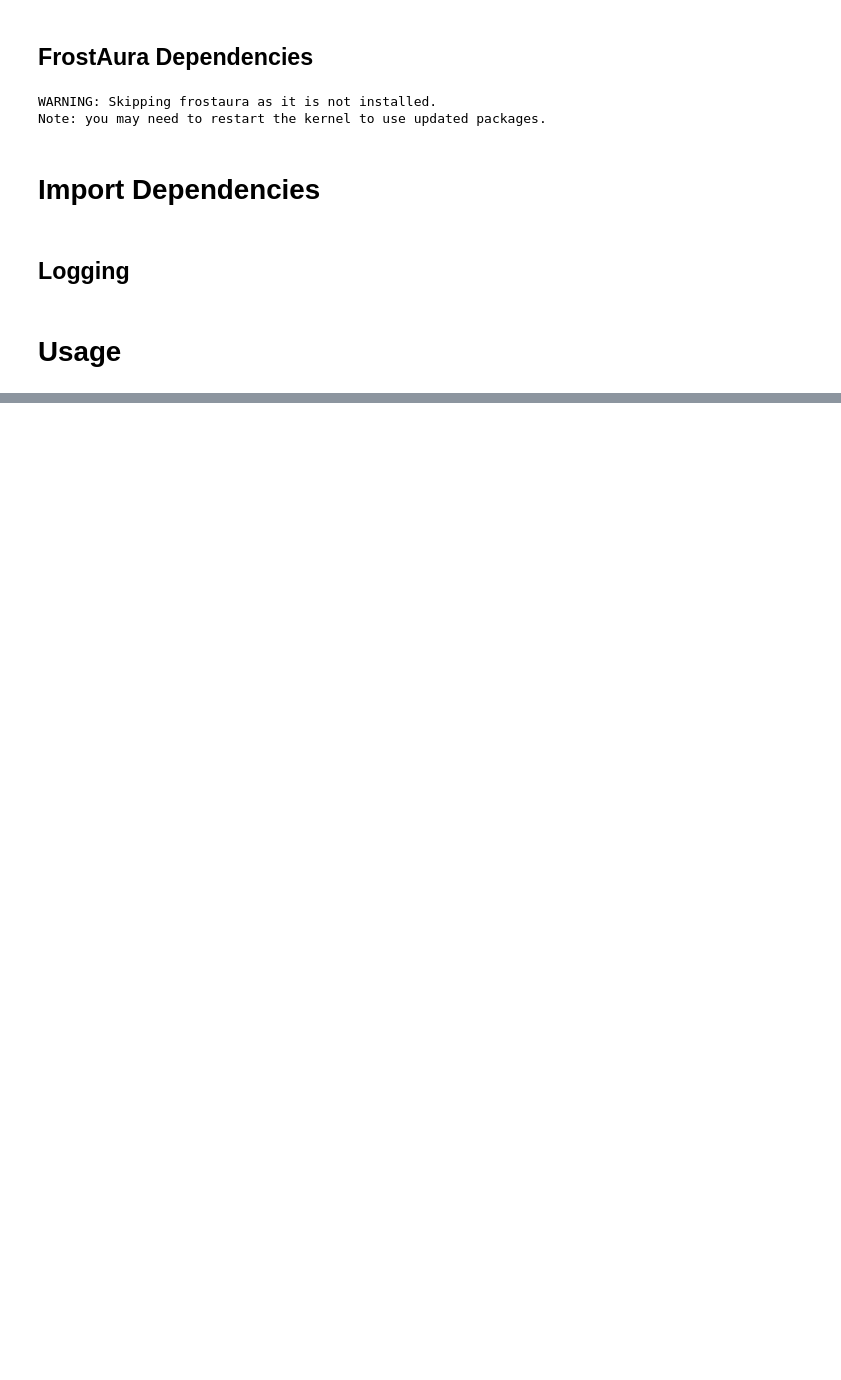
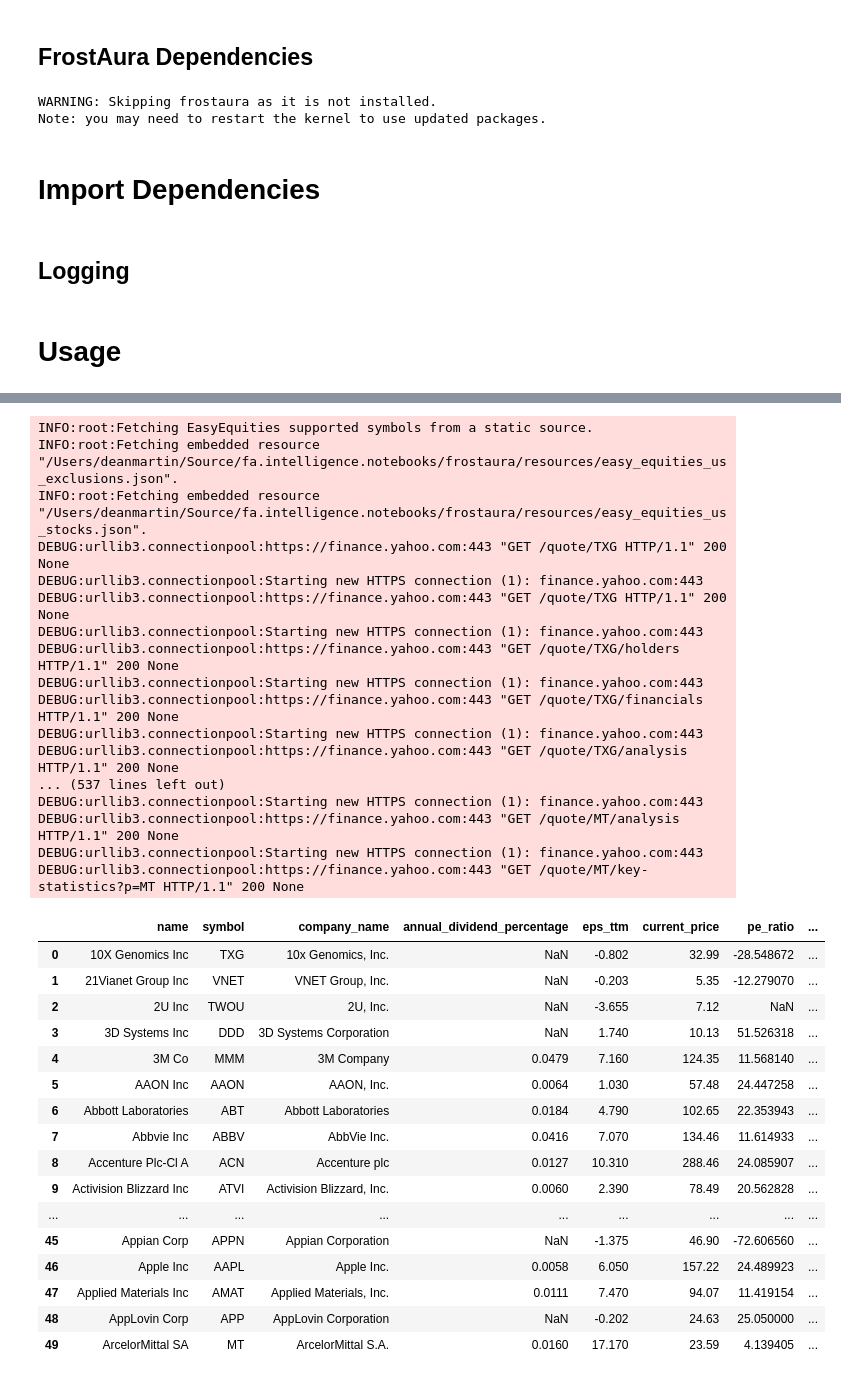
Before and after one commit to faGH/fa.intelligence.notebooks, a Jupyter notebook: examples/data_access/public_asset_data_access.yahoo_finance.ipynb, the cells around one changed output, grey strips where cells are left out. Saved outputs shown, nothing was run; the diff lists cells and outputs as text; code cells hidden in the pictures; blank space fills up the shorter version.

```diff
--- a/examples/data_access/public_asset_data_access.yahoo_finance.ipynb
+++ b/examples/data_access/public_asset_data_access.yahoo_finance.ipynb
@@ -81,3 +88,43 @@ DEBUG:urllib3.connectionpool:https://query2.finance.yahoo.com:443 "GET /v8/finan
+# %%
+supported_symbols: pd.DataFrame = personal_asset_data_access.get_supported_assets()[:50]
+symbols_with_info: pd.DataFrame = instance.augment_symbols_info(symbols=supported_symbols)
+
+symbols_with_info
+# %% [output]
+INFO:root:Fetching EasyEquities supported symbols from a static source.
+INFO:root:Fetching embedded resource "/Users/deanmartin/Source/fa.intelligence.notebooks/frostaura/resources/easy_equities_us_exclusions.json".
+INFO:root:Fetching embedded resource "/Users/deanmartin/Source/fa.intelligence.notebooks/frostaura/resources/easy_equities_us_stocks.json".
+DEBUG:urllib3.connectionpool:https://finance.yahoo.com:443 "GET /quote/TXG HTTP/1.1" 200 None
+DEBUG:urllib3.connectionpool:Starting new HTTPS connection (1): finance.yahoo.com:443
+DEBUG:urllib3.connectionpool:https://finance.yahoo.com:443 "GET /quote/TXG HTTP/1.1" 200 None
+DEBUG:urllib3.connectionpool:Starting new HTTPS connection (1): finance.yahoo.com:443
+DEBUG:urllib3.connectionpool:https://finance.yahoo.com:443 "GET /quote/TXG/holders HTTP/1.1" 200 None
+DEBUG:urllib3.connectionpool:Starting new HTTPS connection (1): finance.yahoo.com:443
+DEBUG:urllib3.connectionpool:https://finance.yahoo.com:443 "GET /quote/TXG/financials HTTP/1.1" 200 None
+DEBUG:urllib3.connectionpool:Starting new HTTPS connection (1): finance.yahoo.com:443
+DEBUG:urllib3.connectionpool:https://finance.yahoo.com:443 "GET /quote/TXG/analysis HTTP/1.1" 200 None
+... (537 lines left out)
+DEBUG:urllib3.connectionpool:Starting new HTTPS connection (1): finance.yahoo.com:443
+DEBUG:urllib3.connectionpool:https://finance.yahoo.com:443 "GET /quote/MT/analysis HTTP/1.1" 200 None
+DEBUG:urllib3.connectionpool:Starting new HTTPS connection (1): finance.yahoo.com:443
+DEBUG:urllib3.connectionpool:https://finance.yahoo.com:443 "GET /quote/MT/key-statistics?p=MT HTTP/1.1" 200 None
+|  | name | symbol | company_name | annual_dividend_percentage | eps_ttm | current_price | pe_ratio | ... |
+| 0 | 10X Genomics Inc | TXG | 10x Genomics, Inc. | NaN | -0.802 | 32.99 | -28.548672 | ... |
+| 1 | 21Vianet Group Inc | VNET | VNET Group, Inc. | NaN | -0.203 | 5.35 | -12.279070 | ... |
+| 2 | 2U Inc | TWOU | 2U, Inc. | NaN | -3.655 | 7.12 | NaN | ... |
+| 3 | 3D Systems Inc | DDD | 3D Systems Corporation | NaN | 1.740 | 10.13 | 51.526318 | ... |
+| 4 | 3M Co | MMM | 3M Company | 0.0479 | 7.160 | 124.35 | 11.568140 | ... |
+| 5 | AAON Inc | AAON | AAON, Inc. | 0.0064 | 1.030 | 57.48 | 24.447258 | ... |
+| 6 | Abbott Laboratories | ABT | Abbott Laboratories | 0.0184 | 4.790 | 102.65 | 22.353943 | ... |
+| 7 | Abbvie Inc | ABBV | AbbVie Inc. | 0.0416 | 7.070 | 134.46 | 11.614933 | ... |
+| 8 | Accenture Plc-Cl A | ACN | Accenture plc | 0.0127 | 10.310 | 288.46 | 24.085907 | ... |
+| 9 | Activision Blizzard Inc | ATVI | Activision Blizzard, Inc. | 0.0060 | 2.390 | 78.49 | 20.562828 | ... |
+| ... | ... | ... | ... | ... | ... | ... | ... | ... |
+| 45 | Appian Corp | APPN | Appian Corporation | NaN | -1.375 | 46.90 | -72.606560 | ... |
+| 46 | Apple Inc | AAPL | Apple Inc. | 0.0058 | 6.050 | 157.22 | 24.489923 | ... |
+| 47 | Applied Materials Inc | AMAT | Applied Materials, Inc. | 0.0111 | 7.470 | 94.07 | 11.419154 | ... |
+| 48 | AppLovin Corp | APP | AppLovin Corporation | NaN | -0.202 | 24.63 | 25.050000 | ... |
+| 49 | ArcelorMittal SA | MT | ArcelorMittal S.A. | 0.0160 | 17.170 | 23.59 | 4.139405 | ... |
 # %%
 symbol_data = instance.get_symbol_data(symbol=symbol)
 
```
Also changed, not shown: parts of 6 cells of this notebook, 3 other files.
